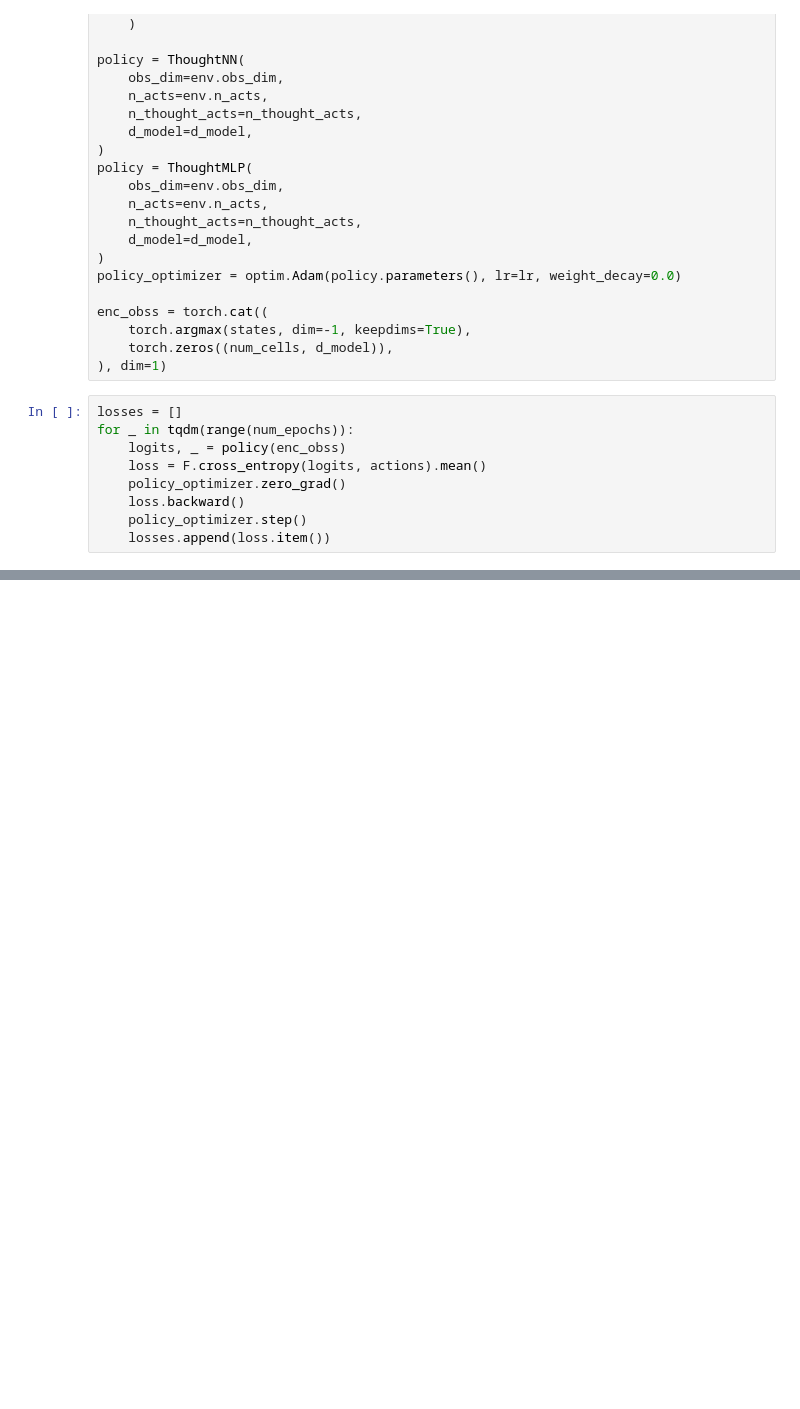
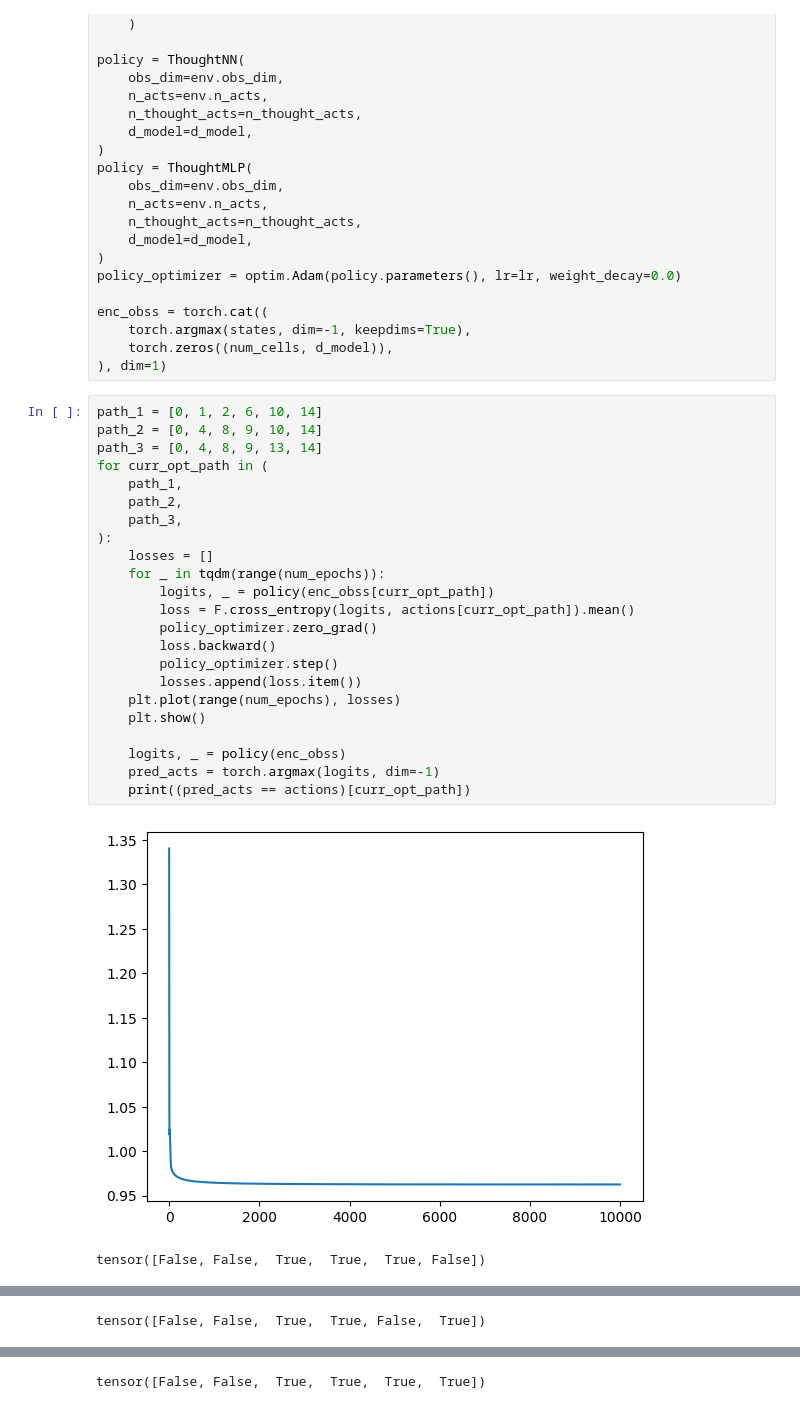
Before and after one commit to chanb/thinking-as-control, a Jupyter notebook: bc.ipynb, the cells around one changed output, grey strips where cells are left out. Cells and saved outputs as stored; diff of their text form; blank space fills up the shorter version.

```diff
--- a/bc.ipynb
+++ b/bc.ipynb
@@ -79,11 +79,28 @@ enc_obss = torch.cat((
     torch.zeros((num_cells, d_model)),
 ), dim=1)
 # %%
-losses = []
-for _ in tqdm(range(num_epochs)):
+path_1 = [0, 1, 2, 6, 10, 14]
+path_2 = [0, 4, 8, 9, 10, 14]
+path_3 = [0, 4, 8, 9, 13, 14]
+for curr_opt_path in (
+    path_1,
+    path_2,
+    path_3,
+):
+    losses = []
+    for _ in tqdm(range(num_epochs)):
+        logits, _ = policy(enc_obss[curr_opt_path])
+        loss = F.cross_entropy(logits, actions[curr_opt_path]).mean()
+        policy_optimizer.zero_grad()
+        loss.backward()
+        policy_optimizer.step()
+        losses.append(loss.item())
+    plt.plot(range(num_epochs), losses)
+    plt.show()
+
     logits, _ = policy(enc_obss)
-    loss = F.cross_entropy(logits, actions).mean()
-    policy_optimizer.zero_grad()
-    loss.backward()
-    policy_optimizer.step()
-    losses.append(loss.item())
+    pred_acts = torch.argmax(logits, dim=-1)
+    print((pred_acts == actions)[curr_opt_path])
+# %% [output]
+[figure, added]
+tensor([False, False,  True,  True,  True, False])
@@ -89,0 +108 @@ for _ in tqdm(range(num_epochs)):
+tensor([False, False,  True,  True, False,  True])
@@ -89,0 +110 @@ for _ in tqdm(range(num_epochs)):
+tensor([False, False,  True,  True,  True,  True])
```
Also changed, not shown: parts of 3 cells of this notebook, 3 other files.
